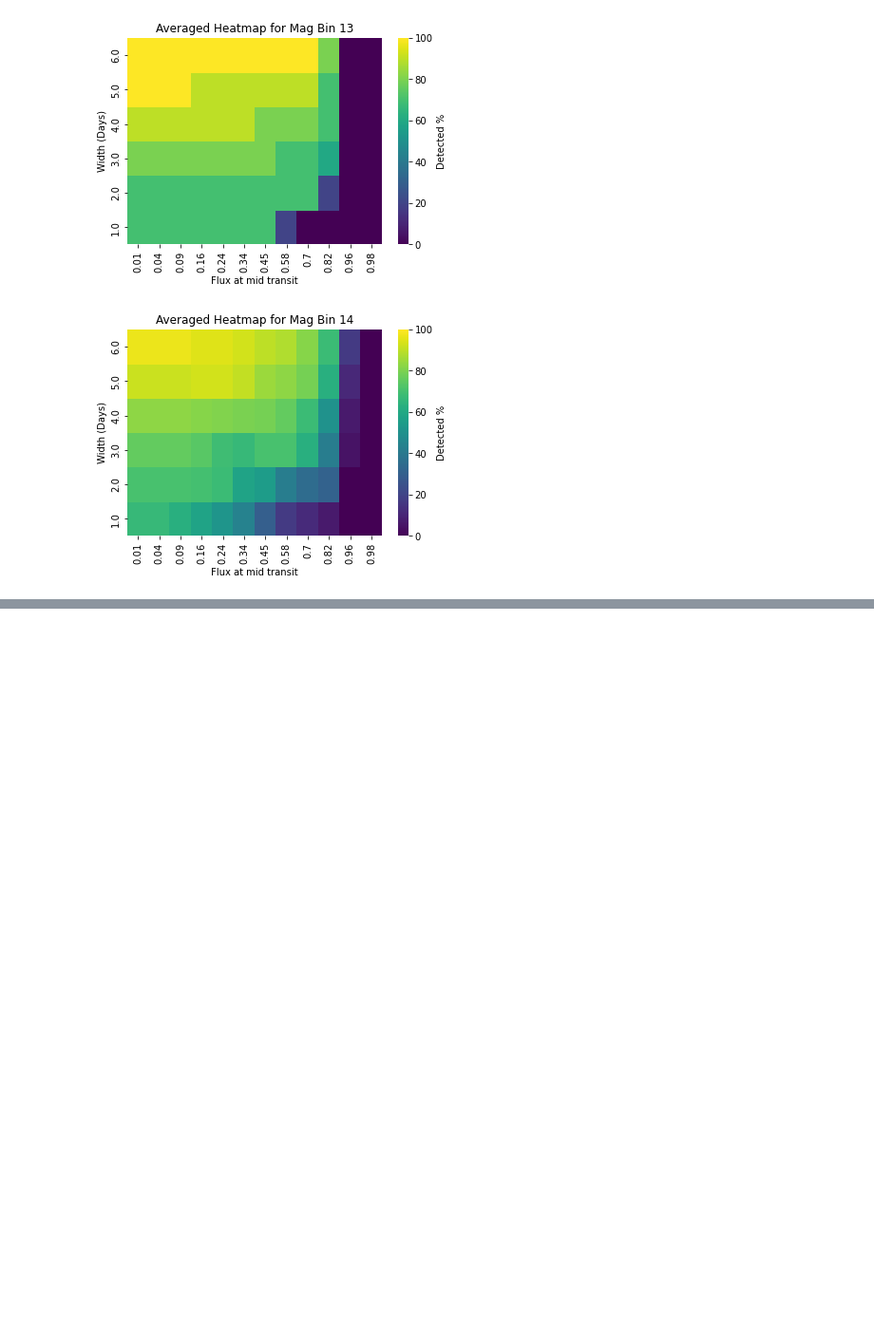
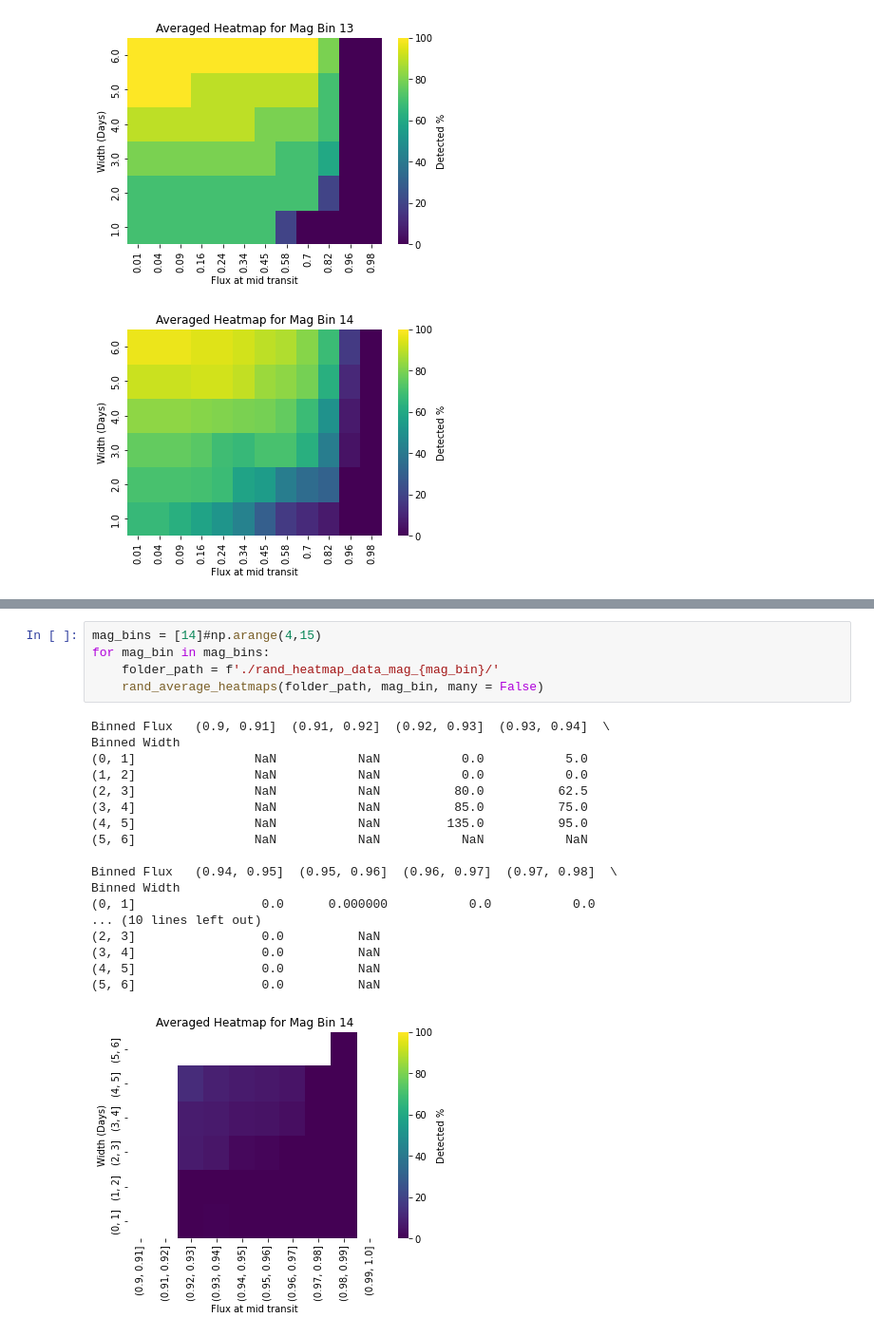
Before and after one commit to danay6/Transiting-megastructures, a Jupyter notebook: heatmap_visualization.ipynb, the cells around one changed output, grey strips where cells are left out. Shown at 95% size. Drawn from its saved outputs; the diff is of its cells as text; blank space fills up the shorter version.

```diff
--- a/heatmap_visualization.ipynb
+++ b/heatmap_visualization.ipynb
@@ -212,0 +322,24 @@ for mag_bin in mag_bins:
+# %%
+mag_bins = [14]#np.arange(4,15)
+for mag_bin in mag_bins:
+    folder_path = f'./rand_heatmap_data_mag_{mag_bin}/'
+    rand_average_heatmaps(folder_path, mag_bin, many = False)
+# %% [output]
+Binned Flux   (0.9, 0.91]  (0.91, 0.92]  (0.92, 0.93]  (0.93, 0.94]  \
+Binned Width
+(0, 1]                NaN           NaN           0.0           5.0
+(1, 2]                NaN           NaN           0.0           0.0
+(2, 3]                NaN           NaN          80.0          62.5
+(3, 4]                NaN           NaN          85.0          75.0
+(4, 5]                NaN           NaN         135.0          95.0
+(5, 6]                NaN           NaN           NaN           NaN
+
+Binned Flux   (0.94, 0.95]  (0.95, 0.96]  (0.96, 0.97]  (0.97, 0.98]  \
+Binned Width
+(0, 1]                 0.0      0.000000           0.0           0.0
+... (10 lines left out)
+(2, 3]                 0.0          NaN
+(3, 4]                 0.0          NaN
+(4, 5]                 0.0          NaN
+(5, 6]                 0.0          NaN
+[figure, added]
```
Also changed, not shown: parts of 2 cells of this notebook.
